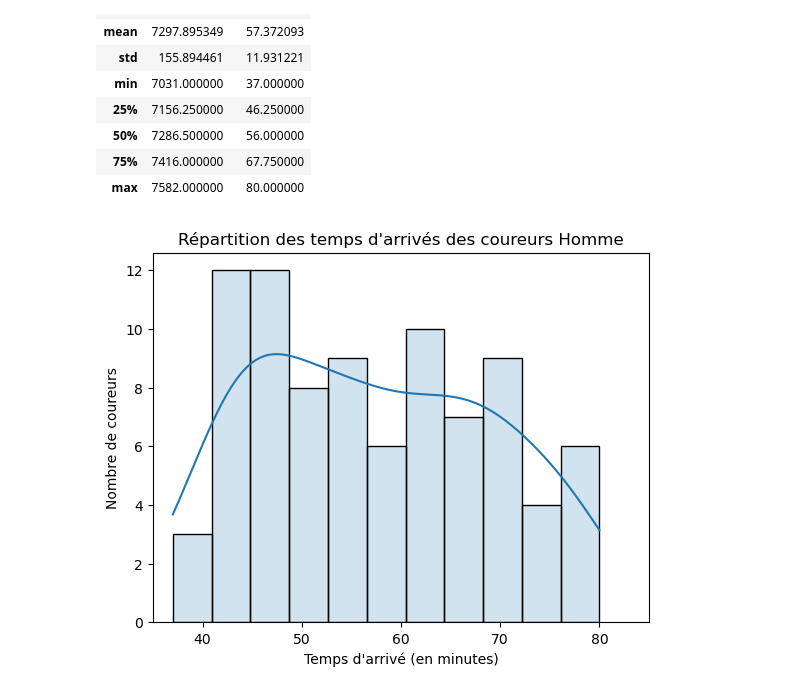
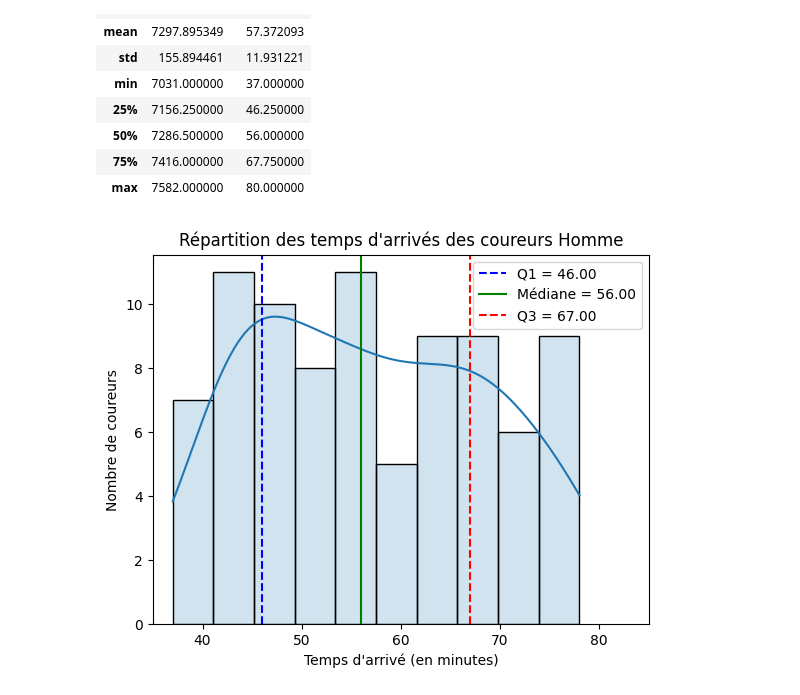
Before and after one commit to antoinedhelft/Projects, a Jupyter notebook: Trail/trail-des-allum-s-2024-homme.ipynb, the cells around one changed output. Drawn from its saved outputs; the diff is of its cells as text; code cells hidden in the pictures.

```diff
--- a/Trail/trail-des-allum-s-2024-homme.ipynb
+++ b/Trail/trail-des-allum-s-2024-homme.ipynb
@@ -83,4 +64,11 @@ df.tail(20)
 | 94 | COPYRIGHT / RESPONSABILITE | None | None | None | None | None | None | None |
 | 95 | Toute reproduction de notre calen... | Toute reproduction de notre calen... | Les résultats sont diffusés à tit... | None | None | None | None | None |
 # %%
+# retrait des premières et dernières lignes inutiles
 df.drop(df.index[0:5], inplace=True)
+df.drop(df.index[86:], inplace=True)
+
+# attribution des entêtes de colonnes, retrait de la 1ère ligne et actualisation de l'index permettant un classement dans le groupe de course
+df.columns = df.iloc[0]
+df = df[1:]
+df.reset_index()
@@ -87,2 +88,0 @@ df.drop(df.index[0:5], inplace=True)
-# %%
-df.reset_index(inplace=True)
@@ -107,5 +89,3 @@ df.reset_index()
-# %%
-df = df.drop(df.index[86:])
 # %%
 df['Nom'] = df['Nom'].fillna('')
 df['Club'] = df['Club'].fillna('')
@@ -114,6 +103,6 @@ df.drop(['Nom', 'Club'], axis=1 , inplace=True)
 # %%
-cols_to_move = df.columns[7]
-df = df[[*df.columns[:3], cols_to_move, *df.columns[3:7]]]
+cols_to_move = df.columns[6]
+df = df[[*df.columns[:2], cols_to_move, *df.columns[2:6]]]
 # %%
 df.rename(columns={'Class.': 'Classement', 'Categ.': 'Categorie'}, inplace=True)
 # %%
@@ -144,11 +142,23 @@ df.describe()
 | 75% | 7416.000000 | 67.750000 |
 | max | 7582.000000 | 80.000000 |
 # %%
+# Calcul des quartiles
+q1 = df["Temps_min"].quantile(0.25)
+q2 = df["Temps_min"].quantile(0.50)
+q3 = df["Temps_min"].quantile(0.75)
+
 ax = sns.histplot(df['Temps_min'], binwidth=4, kde=True, alpha=0.2)
 plt.xlim(35,85)
 plt.title("Répartition des temps d'arrivés des coureurs Homme")
 plt.xlabel("Temps d'arrivé (en minutes)")
 plt.ylabel("Nombre de coureurs")
+
+ax.axvline(q1, color='blue', linestyle='--', label=f'Q1 = {q1:.2f}')
+ax.axvline(q2, color='green', linestyle='-', label=f'Médiane = {q2:.2f}')
+ax.axvline(q3, color='red', linestyle='--', label=f'Q3 = {q3:.2f}')
+
+
+plt.legend()
 plt.show()
 # %% [output]
-[figure, old version]
+[figure, new version]
```
Also changed, not shown: parts of 15 cells of this notebook, 1 other file.
